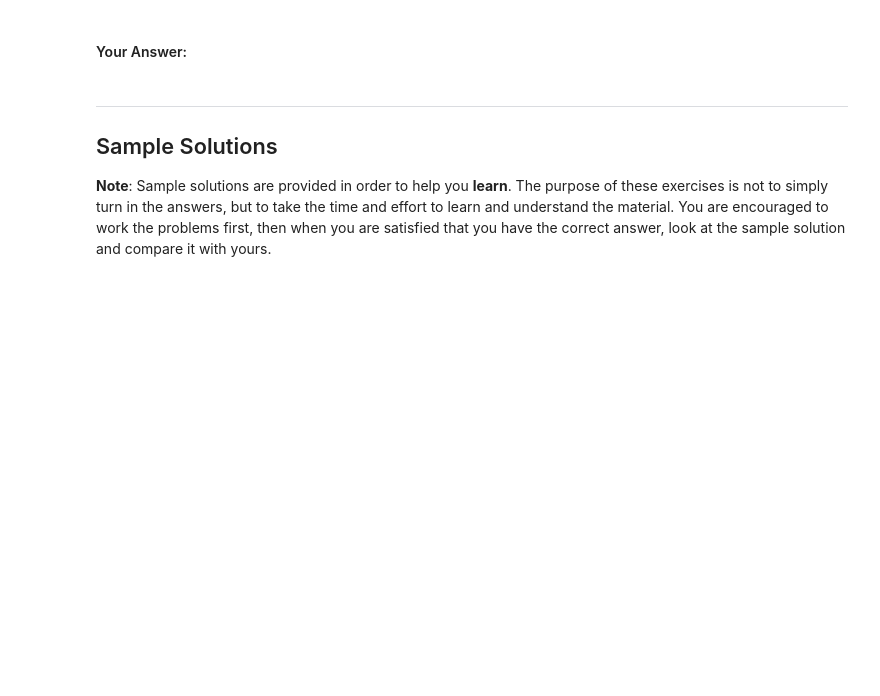
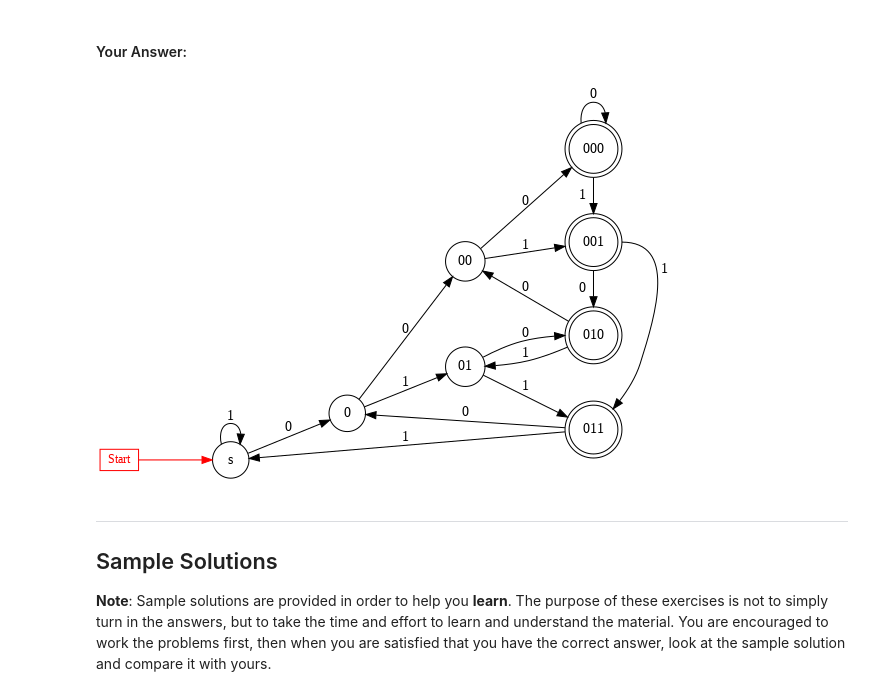
Before and after one commit to Crobe182/CSE210-HW, a Jupyter notebook: homework/homework-06.ipynb, the cells around one changed output. Cells and saved outputs as stored; diff of their text form; code cells hidden in the pictures; blank space fills up the shorter version.

```diff
--- a/homework/homework-06.ipynb
+++ b/homework/homework-06.ipynb
@@ -584,6 +604,45 @@ display(Image(Source(machine, format='png').render()))
 [figure]
 # %% [markdown]
 #### Your Answer:
+# %%
+machine = '''
+digraph {
+    layout=dot;
+    rankdir=LR;
+    ranksep=1;
+    size=6;
+    start [shape=rect, label="Start", color="red", fontcolor="red", fontsize=12, width=0.5, height=0.25];
+    subgraph {
+        node [shape=circle]; s 0 00 01;
+    }
+    subgraph {
+        rank=sink;
+        node [shape=doublecircle]; 000 001 010 011;
+    }
+    start->s [color=red];
+    s->s [label=1];
+    s->0 [label=0];
+    0->00 [label=0];
+    0->01 [label=1];
+    00->000 [label=0];
+    00->001 [label=1];
+    01->010 [label=0];
+    01->011 [label=1];
+    000->000 [label=0];
+    000->001 [label=1];
+    001->010 [label=0];
+    001:e->011 [taillabel=1, labeldistance=5, constraint=false];
+    010->00 [label=0];
+    010->01 [label=1];
+    011->0 [label=0];
+    011->s [label=1];
+}
+'''
+from graphviz import Source
+from IPython.display import Image
+display(Image(Source(machine, format='png').render()))
+# %% [output]
+[figure, added]
 # %% [markdown]
 ----------------------
 ## Sample Solutions
```
Also changed, not shown: parts of 2 cells of this notebook.
